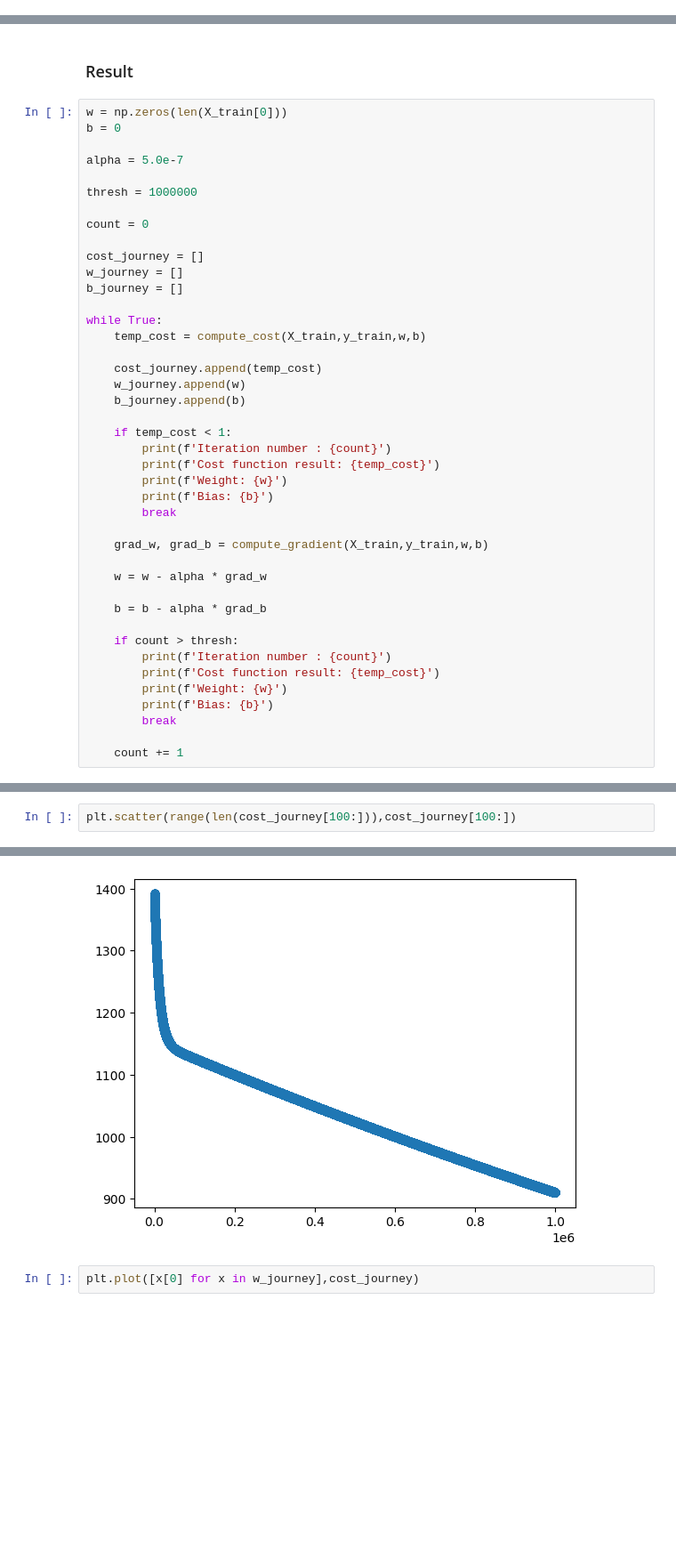
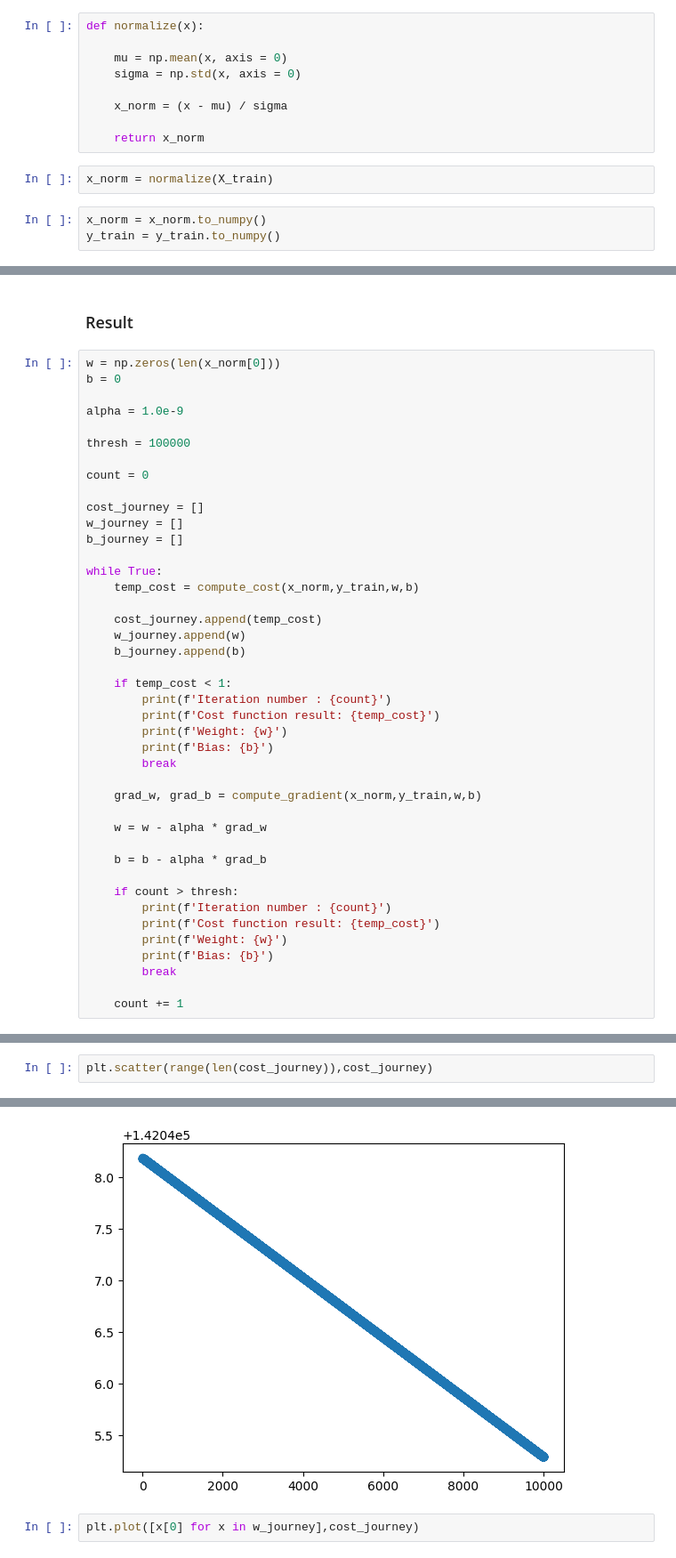
Before and after one commit to Abhinavsharmarj/machine-learning, a Jupyter notebook: multiple-linear-regression-normalization.ipynb, the cells around one changed output, grey strips where cells are left out. Shown at 89% size. Drawn from its saved outputs; the diff is of its cells as text; blank space fills up the shorter version.

Commit message:
added houses dataset and norm LR

```diff
--- a/multiple-linear-regression-normalization.ipynb
+++ b/multiple-linear-regression-normalization.ipynb
@@ -26,3 +42,17 @@ normalize([x[0] for x in X_train])
+# %%
+def normalize(x):
+
+    mu = np.mean(x, axis = 0)
+    sigma = np.std(x, axis = 0)
+
+    x_norm = (x - mu) / sigma
+
+    return x_norm
+# %%
+x_norm = normalize(X_train)
+# %%
+x_norm = x_norm.to_numpy()
+y_train = y_train.to_numpy()
 # %% [markdown]
 ### Create Cost function
 # %%
@@ -77,12 +107,12 @@ def compute_gradient(x,y,w,b):
 # %% [markdown]
 ### Result
 # %%
-w = np.zeros(len(X_train[0]))
+w = np.zeros(len(x_norm[0]))
 b = 0
 
-alpha = 5.0e-7
+alpha = 1.0e-9
 
-thresh = 1000000
+thresh = 100000
 
 count = 0
 
@@ -91,7 +121,7 @@ w_journey = []
 b_journey = []
 
 while True:
-    temp_cost = compute_cost(X_train,y_train,w,b)
+    temp_cost = compute_cost(x_norm,y_train,w,b)
 
     cost_journey.append(temp_cost)
     w_journey.append(w)
@@ -104,7 +134,7 @@ while True:
         print(f'Bias: {b}')
         break
 
-    grad_w, grad_b = compute_gradient(X_train,y_train,w,b)
+    grad_w, grad_b = compute_gradient(x_norm,y_train,w,b)
 
     w = w - alpha * grad_w
 
@@ -138,8 +182,8 @@ plt.plot(b_journey,cost_journey)
 # %%
-plt.scatter(range(len(cost_journey[100:])),cost_journey[100:])
+plt.scatter(range(len(cost_journey)),cost_journey)
 # %% [output]
 <matplotlib.collections.PathCollection at 0x...>
-[figure, old version]
+[figure, new version]
 # %%
 plt.plot([x[0] for x in w_journey],cost_journey)
 # %% [output]
```
Also changed, not shown: parts of 12 cells of this notebook, 1 other file.
